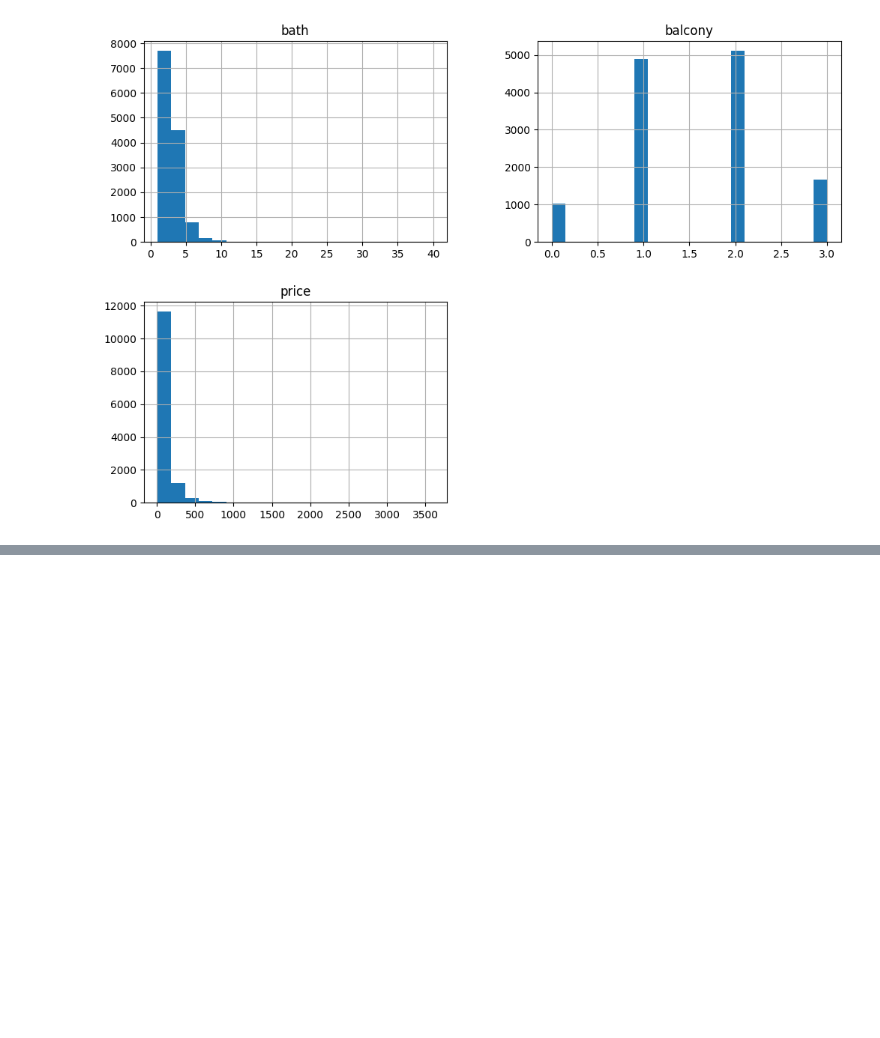
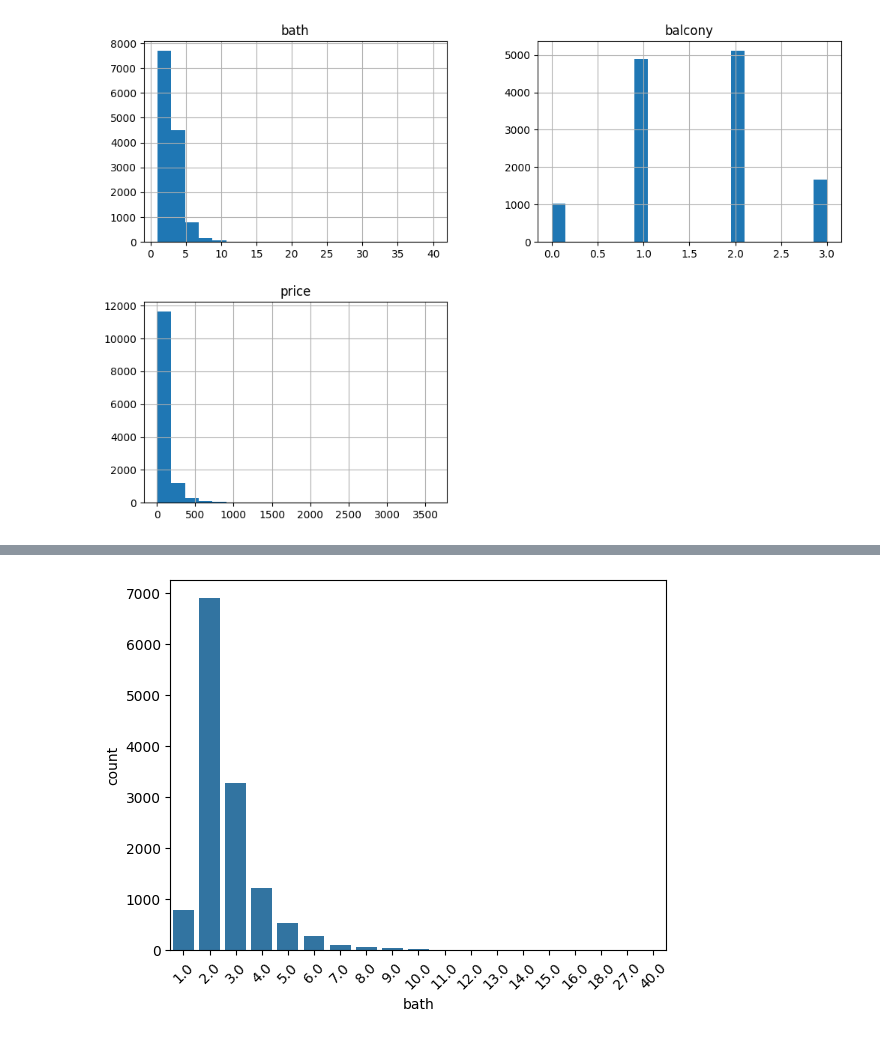
Before and after one commit to fishitmo/Takeobds, a Jupyter notebook: Takeo_Assignment_Bangaluru_House_Price_Prediction.ipynb, the cells around one changed output, grey strips where cells are left out. Drawn from its saved outputs; the diff is of its cells as text; code cells hidden in the pictures; blank space fills up the shorter version.

```diff
--- a/Takeo_Assignment_Bangaluru_House_Price_Prediction.ipynb
+++ b/Takeo_Assignment_Bangaluru_House_Price_Prediction.ipynb
@@ -158,0 +87,7 @@ data.to_csv('preprocessed_data.csv', index=False)
+# %%
+#Countplots for Categorical Variables
+sns.countplot(x='bath', data=df)
+plt.xticks(rotation=45)
+plt.show()
+# %% [output]
+[figure, added]
```
Also changed, not shown: parts of 21 cells of this notebook.
